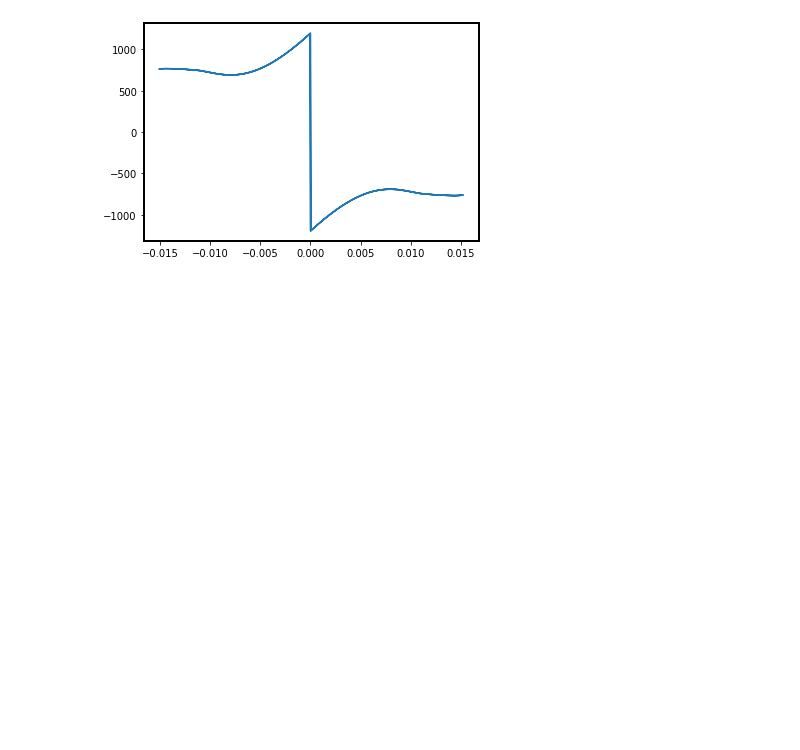
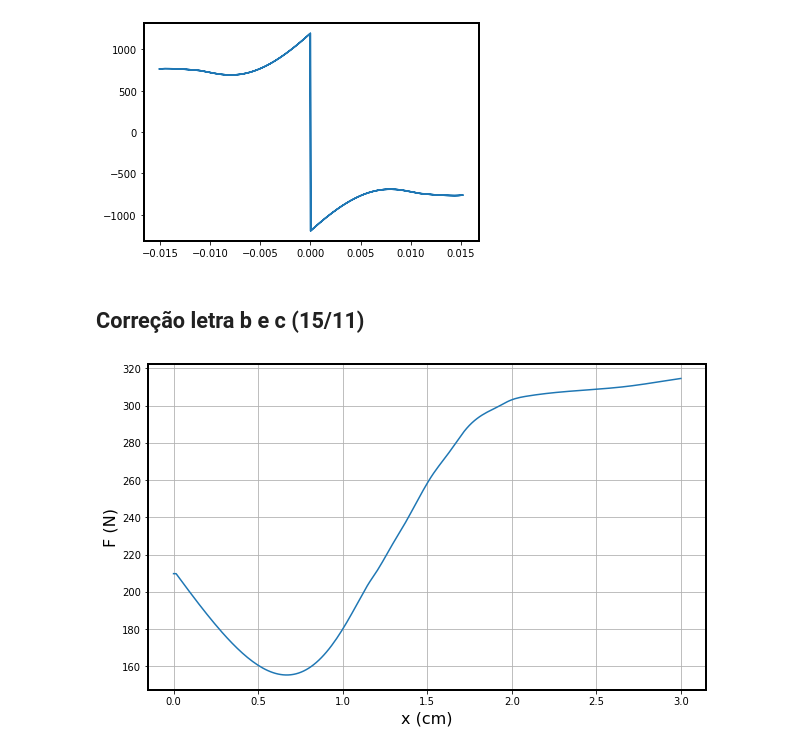
Before and after one commit to CaioRodrigues200/PrimeiroRepositorio, a Jupyter notebook: Código_Conversão.ipynb, the cells around one changed output. Saved outputs shown, nothing was run; the diff lists cells and outputs as text; code cells hidden in the pictures; blank space fills up the shorter version.

Commit message:
Correção

```diff
--- a/Código_Conversão.ipynb
+++ b/Código_Conversão.ipynb
@@ -208,3 +208,41 @@ plt.plot(xF, ForcaF)
 [figure]
 [figure]
 [figure]
+# %% [markdown]
+## Correção letra b e c (15/11)
+# %%
+points = 200 ## number of points
+x = np.linspace(0, 0.9999*h, points)
+BI2 = np.linspace(0, 1.2, points)
+wc = np.zeros(2)
+Fc = np.zeros(points)
+step = 3e-2/points
+stepx = h/points
+Ibnor = 4.88824697243742
+
+for k in range(points):
+    for j in range(2):
+        #gi = g + step*j
+        xi = stepx*j
+        Lmbd2 = []
+        Ib2 = []
+        for i in range(points):
+            Ib2.append((f(BI2[i])*d + g*h*BI2[i]/(m0*(h-abs(x[k]-xi))))/N)
+            Lmbd2.append(BI2[i]*h*D*N)
+
+        f2 = CubicSpline (Ib2,Lmbd2, bc_type='natural')
+        I_Int = np.linspace(0, Ibnor, points)
+        Lmbd_Int = f2(I_Int)
+        wc[j] = integrate.trapezoid(Lmbd_Int, I_Int)  # Co-energy
+    Fc[k] = abs(wc[0]-wc[1])/step
+
+f3 = CubicSpline (x,Fc, bc_type='natural')
+# %%
+figure = plt.figure(figsize=(10,6))
+plt.rc('axes', linewidth=2)
+plt.plot(100*x, abs(f3(x)))
+plt.xlabel('x (cm)',fontsize=16)
+plt.ylabel('F (N)',fontsize=16)
+plt.grid(True)
+# %% [output]
+[figure, added]
```
Also changed, not shown: parts of 2 cells of this notebook.
